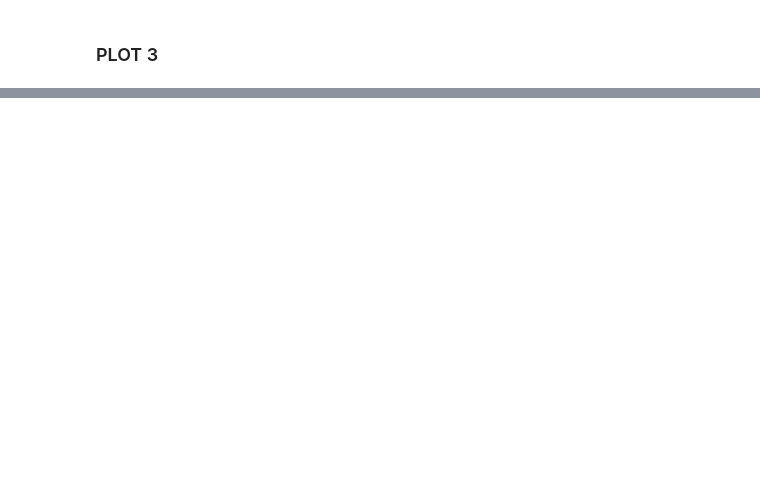
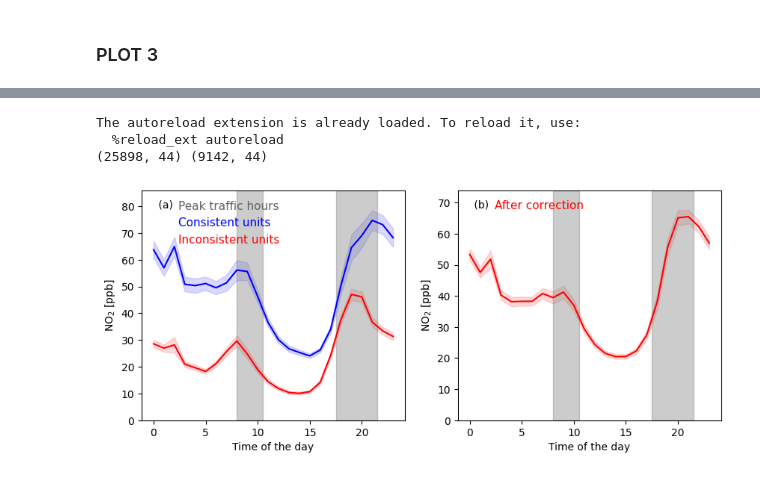
Before and after one commit to hitansh1299/AirPy_v2, a Jupyter notebook: manual_plots.ipynb, the cells around one changed output, grey strips where cells are left out. Drawn from its saved outputs; the diff is of its cells as text; code cells hidden in the pictures; blank space fills up the shorter version.

Commit message:
Latest Edition Date: 2024-08-07

```diff
--- a/manual_plots.ipynb
+++ b/manual_plots.ipynb
@@ -445,0 +997,80 @@ for year in years:
+# %%
+%load_ext autoreload
+%autoreload 2
+
+from matplotlib.lines import Line2D
+from plot_diurnal import get_diurnal
+
+# path = r"CPCB_Issues\AirPy_v2\new_data\After_Cleaning_New\site_5104_Kurla_Mumbai_MPCB_2019.csv"
+# path = r"CPCB_Issues\AirPy_v2\new_data\After_Cleaning_New\site_5049_Sector-12_Karnal_HSPCB_2022.csv"
+path = (r"CPCB_Issues\AirPy_v2\new_data\After_Cleaning\site_1420_Ashok_Vihar_Delhi_DPCC_2022.csv")
+local_df =  pd.read_csv(path)
+local_df['dates']=pd.to_datetime(local_df['dates'], format="%Y-%m-%d %H:%M:%S")
+# site = local_df['site_id'][0] + '_' + local_df['site_name'][0] + '_' + local_df['year'][0].astype(str)
+# local_df = local_df[local_df['dates'].dt.month.isin(month)]
+fig, ax = plt.subplots(1,2, sharey=False, sharex = False,figsize=(10,4))
+
+pol = 'NO2'
+# local_df1 = local_df[~((local_df['error'] == 'C1') | (local_df['error'] == 'UNIDENTIFIABLE'))]
+# local_df2 = local_df[((local_df['error'] == 'C1') | (local_df['error'] == 'UNIDENTIFIABLE'))]
+
+local_df1 = local_df[((local_df['error'] != 'C1') )]
+local_df2 = local_df[((local_df['error'] == 'C1'))]
+print(local_df1.shape, local_df2.shape)
+get_diurnal(local_df1, pol, 'red', 'title', ax[0])
+get_diurnal(local_df2, pol, 'blue', 'title', ax[0])
+
+
+# local_df1 = local_df[((local_df['error'] != 'C1') )]
+# local_df2 = local_df[((local_df['error'] == 'C1'))]
+# print(local_df1.shape, local_df2.shape)
+# get_diurnal(local_df1, pol, 'red', 'title', ax[0])
+# get_diurnal(local_df2, pol, 'blue', 'title', ax[0])
+
+
+ax[0].set_xlabel("Time of the day")
+
+get_diurnal(local_df, pol+'_CPCB', 'red', 'title', ax[1])
+# get_diurnal(local_df2, pol+'_CPCB', 'blue', 'title', ax[1])
+
+
+plt.text(.05, .96, ' (a)', ha='left', va='top', transform=ax[0].transAxes,backgroundcolor = 'none')
+plt.text(.05, .96, ' (b)', ha='left', va='top', transform=ax[1].transAxes,backgroundcolor = 'white')
+
+ax[0].legend(title = 'Before unit correction', labels = ['Inconsistent unit','Consistent unit'],frameon=False)
+ax[0].legend(labels = ['Inconsistent unit','Consistent unit'], frameon=False)
+ax[1].legend(title = 'After unit correction', labels = ['Inconsistent unit','Consistent unit'], frameon=False)
+ax[1].legend(labels = ['After correction','Consistent unit'],frameon=False)
+
+ax[0].set_ylabel("NO" + '$_{2}$' + ' [ppb]')
+ax[1].set_ylabel("NO" + '$_{2}$' + ' [ppb]')
+ax[1].set_xlabel("Time of the day")
+
+plt.subplots_adjust(wspace=0.2, hspace=0.25)
+
+legend = ax[0].legend([Line2D([0], [0], color='#646464', lw=0),Line2D([0], [0], color='#0000fd', lw=0),
+              Line2D([0], [0], color='#ff0000', lw=0)],
+             ['Peak traffic hours','Consistent units',
+              'Inconsistent units'],facecolor = 'white',labelcolor='linecolor',
+             loc=(0,0.74),framealpha =0, fancybox = False, fontsize = 11)
+
+legend = ax[1].legend([Line2D([0], [0], color='#ff0000', lw=0)],
+             ['After correction'],facecolor = 'white',labelcolor='linecolor',
+             loc=(0,0.89),framealpha =0, fancybox = False,  fontsize = 11)
+
+ax[0].axvspan(8, 10.5, alpha=0.4, color='grey')
+ax[0].axvspan(17.5, 21.5, alpha=0.4, color='grey', label = 'Peak traffic hours')
+
+ax[1].axvspan(8, 10.5, alpha=0.4, color='grey')
+ax[1].axvspan(17.5, 21.5, alpha=0.4, color='grey', label = 'Peak traffic hours')
+
+# ax[1].set_ylim([-1000,1000])
+
+# plt.suptitle(site)
+plt.savefig(f'CPCB_Issues\\AirPy_v2\\new_data\\summary\\final_plots\\Figure_4_{site}.png', dpi=600, bbox_inches="tight")
+plt.show()
+# %% [output]
+The autoreload extension is already loaded. To reload it, use:
+  %reload_ext autoreload
+(25898, 44) (9142, 44)
+[figure, added]
```
Also changed, not shown: parts of 70 cells of this notebook, 45 other files.
